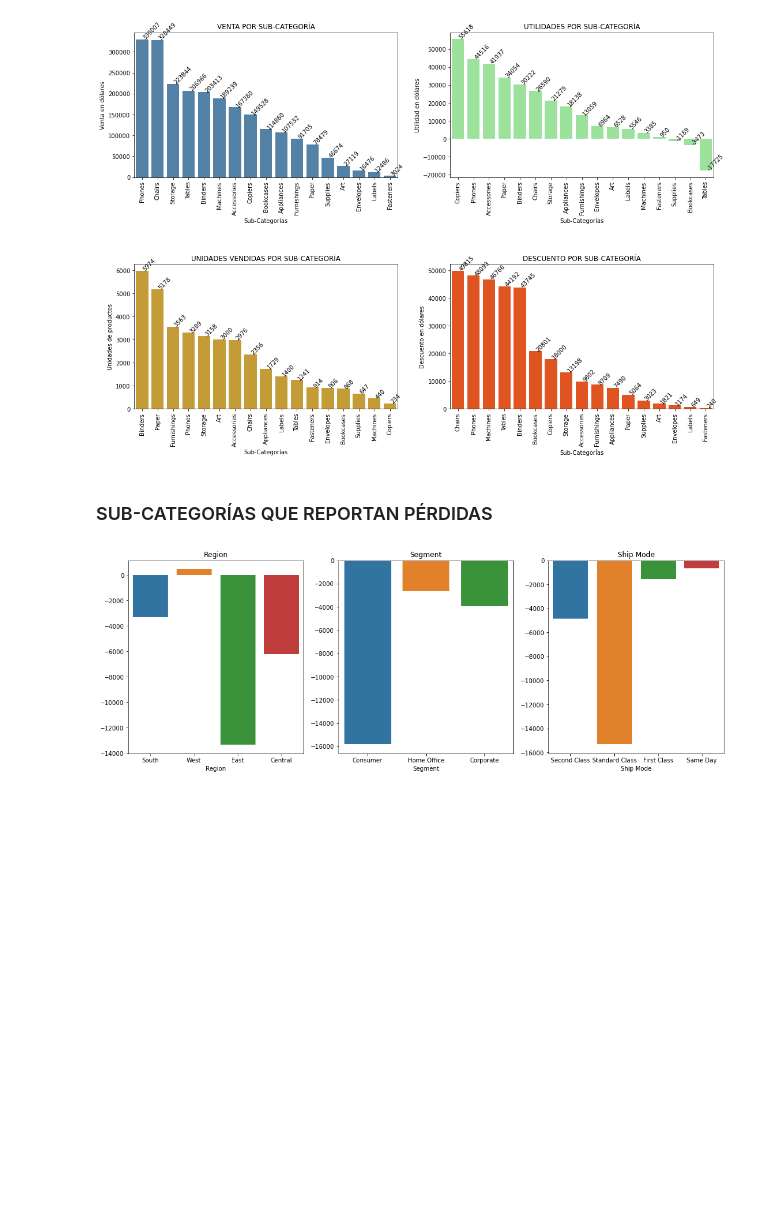
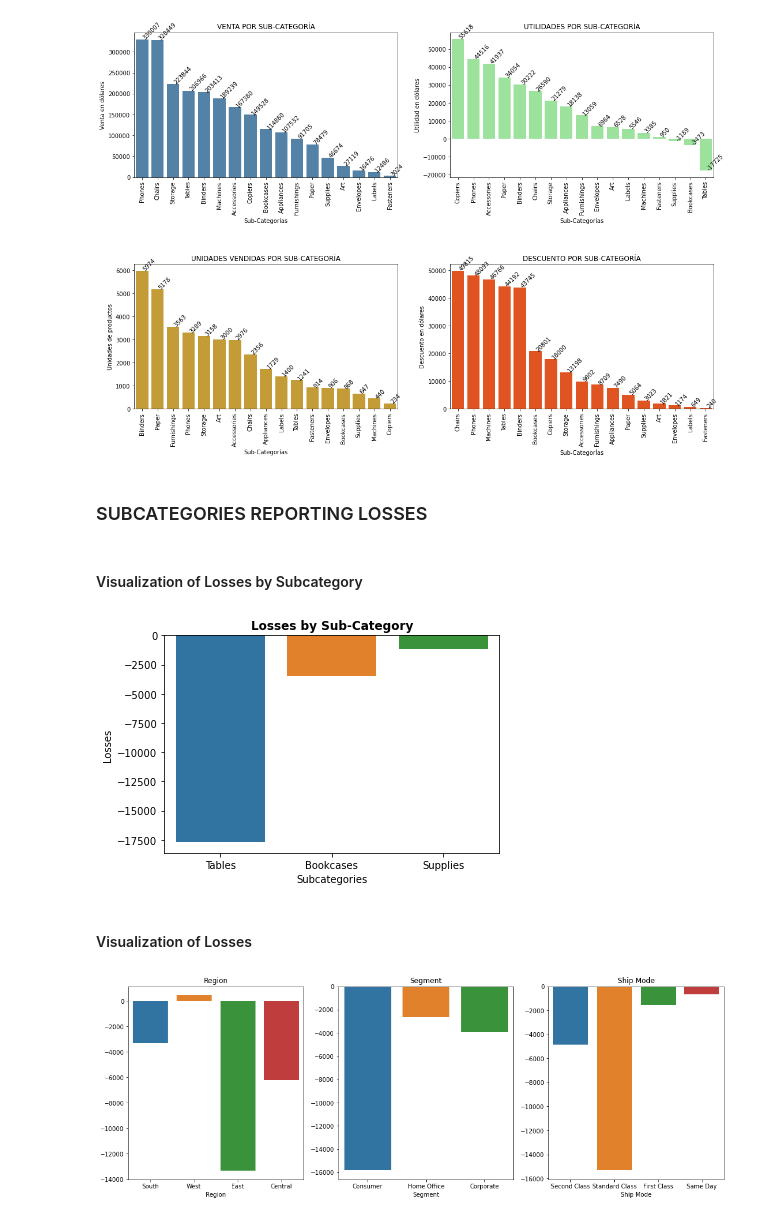
Before and after one commit to PabloJRW/super_store_projects, a Jupyter notebook: Super Store EDA.ipynb, the cells around one changed output. Saved outputs shown, nothing was run; the diff lists cells and outputs as text; code cells hidden in the pictures; blank space fills up the shorter version.

```diff
--- a/Super Store EDA.ipynb
+++ b/Super Store EDA.ipynb
@@ -396,9 +433,26 @@ plt.show()
 # %% [output]
 [figure]
 # %% [markdown]
-### SUB-CATEGORÍAS QUE REPORTAN PÉRDIDAS
+### SUBCATEGORIES REPORTING LOSSES
+# %%
+# Only Losses Data
+losses = data[data['Sub-Category'].isin(['Supplies','Bookcases','Tables'])]
+
+# Losses grouped by the variables that report losses
+losses_by_sub = losses.groupby('Sub-Category')['Profit'].sum().sort_values()
+# %% [markdown]
+#### Visualization of Losses by Subcategory
 # %%
-losses = data[data['Sub-Category'].isin(['Supplies','Bookcases','Tables'])]
+# Visualization of losses by 'Sub-Category
+sns.barplot(x=losses_by_sub.index, y=losses_by_sub.values)
+plt.title("Losses by Sub-Category", fontweight="bold")
+plt.xlabel("Subcategories")
+plt.ylabel("Losses")
+plt.show()
+# %% [output]
+[figure, added]
+# %% [markdown]
+#### Visualization of Losses
 # %%
 fig, ax = plt.subplots(1,3, figsize=(18,6))
 
```
Also changed, not shown: parts of 33 cells of this notebook, 1 other file.
